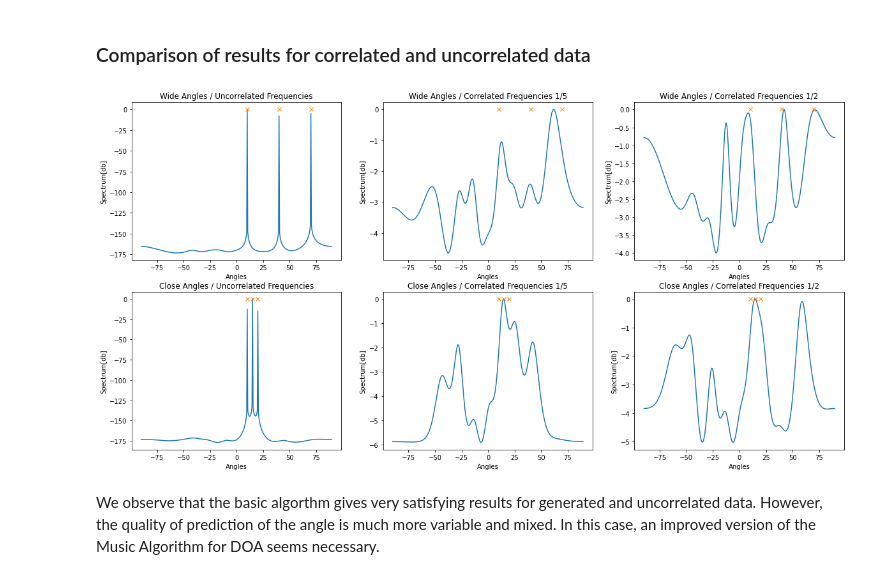
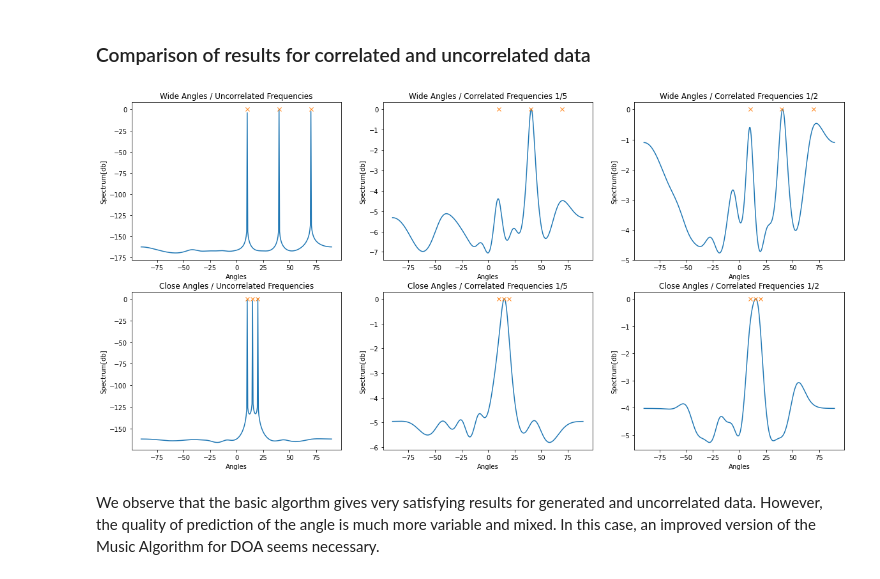
Before and after one commit to rayandaod/MUSIC_for_DOA, a Jupyter notebook: notebooks/assignment_1_generated_data.ipynb, the cells around one changed output. Cells and saved outputs as stored; diff of their text form; code cells hidden in the pictures.

```diff
--- a/notebooks/assignment_1_generated_data.ipynb
+++ b/notebooks/assignment_1_generated_data.ipynb
@@ -107,7 +107,7 @@ X is a (10, 200) matrix
 # %% [markdown]
 Let us now implement the basic MUSIC algorithm for DOA as described in *DOA Estimation Based on MUSIC Algorithm.pdf* by Honghao Tang.
 # %%
-def basic_musicDOA(X, M, d, wavelen, resscale="log"):
+def basic_musicDOA(X, M, d, wavelen, thetas, resscale="log"):
     D = np.size(thetas)
 
     # Make sure we have more receivers than input signals
@@ -153,7 +153,7 @@ def basic_musicDOA(X, M, d, wavelen, resscale="log"):
 
 Results for with the data given in the setup:
 # %%
-Pmusic, peak_search_range = basic_musicDOA(X, M, d, wavelen)
+Pmusic, peak_search_range = basic_musicDOA(X, M, d, wavelen, thetas)
 # %%
 plt.plot(peak_search_range, Pmusic, '-k')
 plt.xlabel('angle (in degree)')
@@ -182,22 +182,22 @@ frequencies = {"Uncorrelated Frequencies":[1/2, 1/5, 1/10],
 # %%
 plt.figure(figsize=((20,10)))
 index = 0
 plotIndex = str(len(true_angles)) + str(len(frequencies)) + '1'
 for i in true_angles.items():
     for j in frequencies.items():
         phase = (j[0][0:2]=="Co")
         X = generate_data(M, N, d, wavelen, i[1], j[1],phase)
-        Pmusic, angle_range = basic_musicDOA(X, M, d, wavelen)
+        Pmusic, angle_range = basic_musicDOA(X, M, d, wavelen, i[1])
         plt.subplot(int(plotIndex) + index)
         plt.plot(angle_range, Pmusic)
         plt.title((str(i[0]) + " / " + str(j[0])))
         plt.plot(i[1],(0,0,0),"x")
         plt.xlabel("Angles")
         plt.ylabel("Spectrum[db]")
         index += 1
 plt.show()
 # %% [output]
-[figure, old version]
+[figure, new version]
 # %% [markdown]
 We observe that the basic algorthm gives very satisfying results for generated and uncorrelated data.
 However, the quality of prediction of the angle is much more variable and mixed. In this case, an improved version of the Music Algorithm for DOA seems necessary.
```
Also changed, not shown: parts of 6 cells of this notebook, 4 other files.
